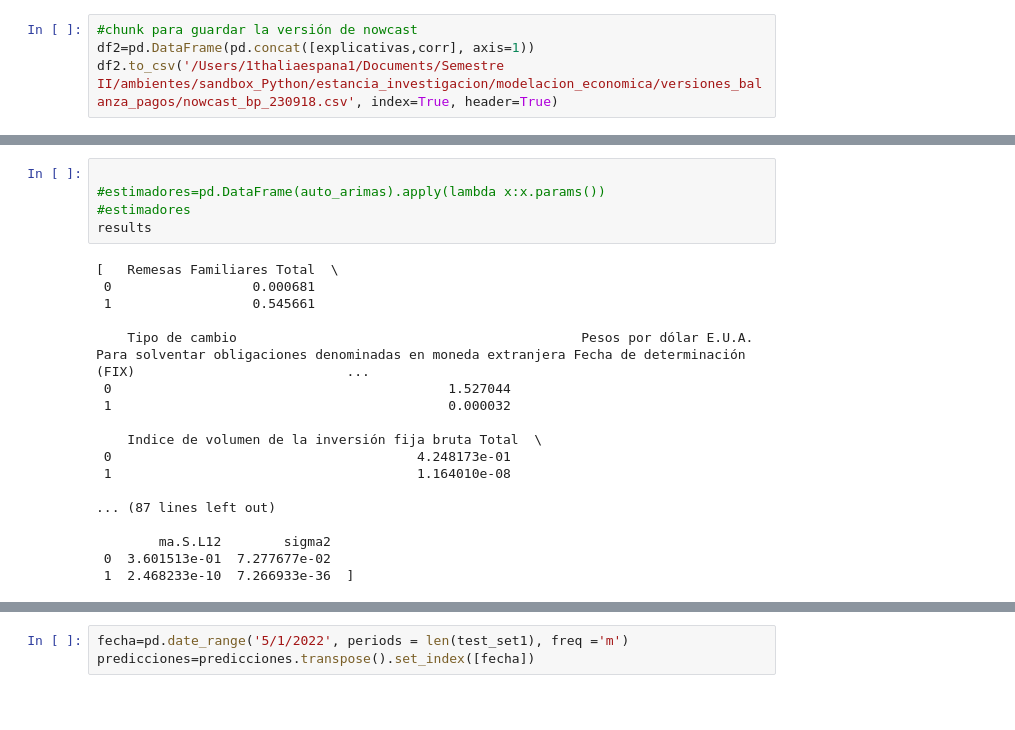
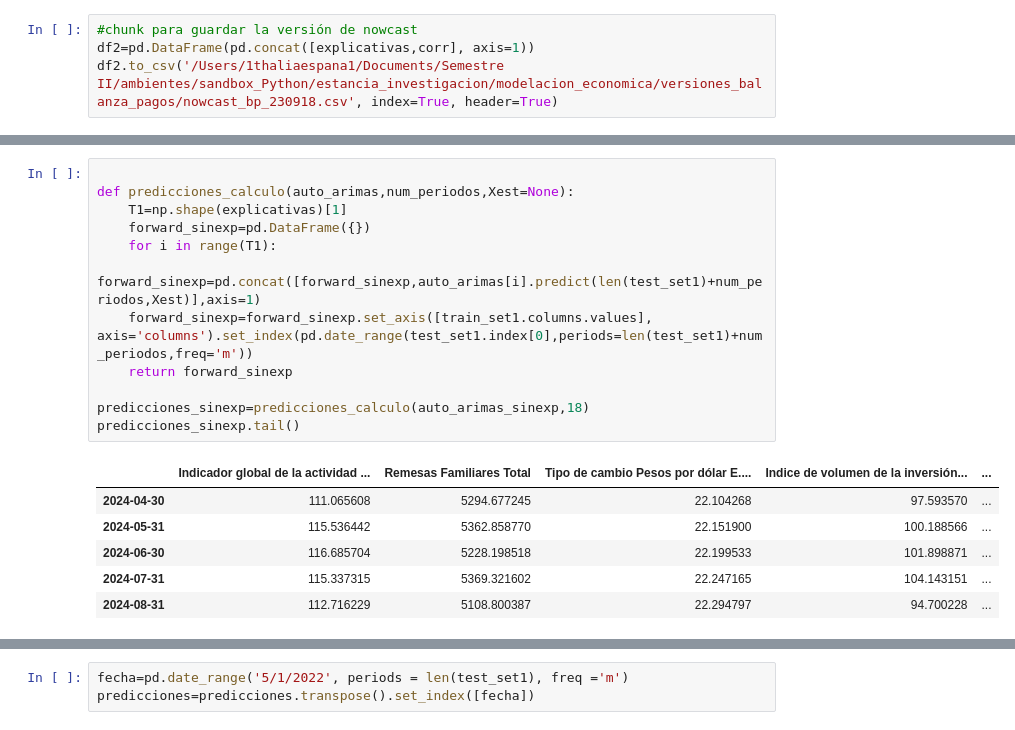
Before and after one commit to sparkieth/estancia_investigacion, a Jupyter notebook: modelacion_economica/modelo_cuenta_corriente.ipynb, the cells around one changed output, grey strips where cells are left out. Drawn from its saved outputs; the diff is of its cells as text; blank space fills up the shorter version.

```diff
--- a/modelacion_economica/modelo_cuenta_corriente.ipynb
+++ b/modelacion_economica/modelo_cuenta_corriente.ipynb
@@ -264,23 +276,19 @@ auto_arimas
-# %%
-
-#estimadores=pd.DataFrame(auto_arimas).apply(lambda x:x.params())
-#estimadores
-results
-# %% [output]
-[   Remesas Familiares Total  \
- 0                  0.000681
- 1                  0.545661
-
-    Tipo de cambio                                            Pesos por dólar E.U.A. Para solventar obligaciones denominadas en moneda extranjera Fecha de determinación (FIX)                           ...
- 0                                           1.527044
- 1                                           0.000032
-
-    Indice de volumen de la inversión fija bruta Total  \
- 0                                       4.248173e-01
- 1                                       1.164010e-08
-
-... (87 lines left out)
-
-        ma.S.L12        sigma2
- 0  3.601513e-01  7.277677e-02
- 1  2.468233e-10  7.266933e-36  ]
+# %%
+
+def predicciones_calculo(auto_arimas,num_periodos,Xest=None):
+    T1=np.shape(explicativas)[1]
+    forward_sinexp=pd.DataFrame({})
+    for i in range(T1):
+        forward_sinexp=pd.concat([forward_sinexp,auto_arimas[i].predict(len(test_set1)+num_periodos,Xest)],axis=1)
+    forward_sinexp=forward_sinexp.set_axis([train_set1.columns.values], axis='columns').set_index(pd.date_range(test_set1.index[0],periods=len(test_set1)+num_periodos,freq='m'))
+    return forward_sinexp
+
+predicciones_sinexp=predicciones_calculo(auto_arimas_sinexp,18)
+predicciones_sinexp.tail()
+# %% [output]
+|  | Indicador global de la actividad ... | Remesas Familiares Total | Tipo de cambio Pesos por dólar E.... | Indice de volumen de la inversión... | ... |
+| 2024-04-30 | 111.065608 | 5294.677245 | 22.104268 | 97.593570 | ... |
+| 2024-05-31 | 115.536442 | 5362.858770 | 22.151900 | 100.188566 | ... |
+| 2024-06-30 | 116.685704 | 5228.198518 | 22.199533 | 101.898871 | ... |
+| 2024-07-31 | 115.337315 | 5369.321602 | 22.247165 | 104.143151 | ... |
+| 2024-08-31 | 112.716229 | 5108.800387 | 22.294797 | 94.700228 | ... |
```
Also changed, not shown: parts of 13 cells of this notebook.
